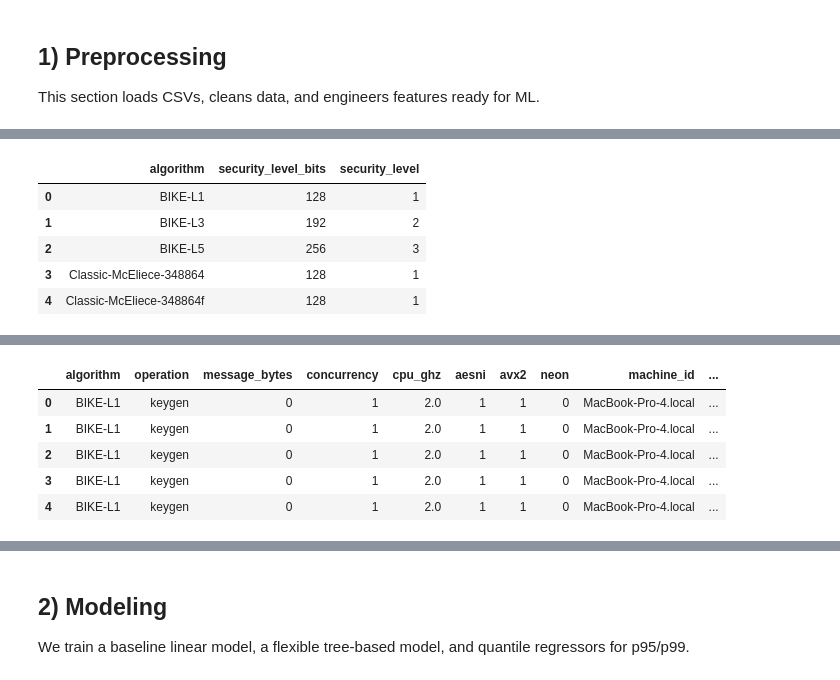
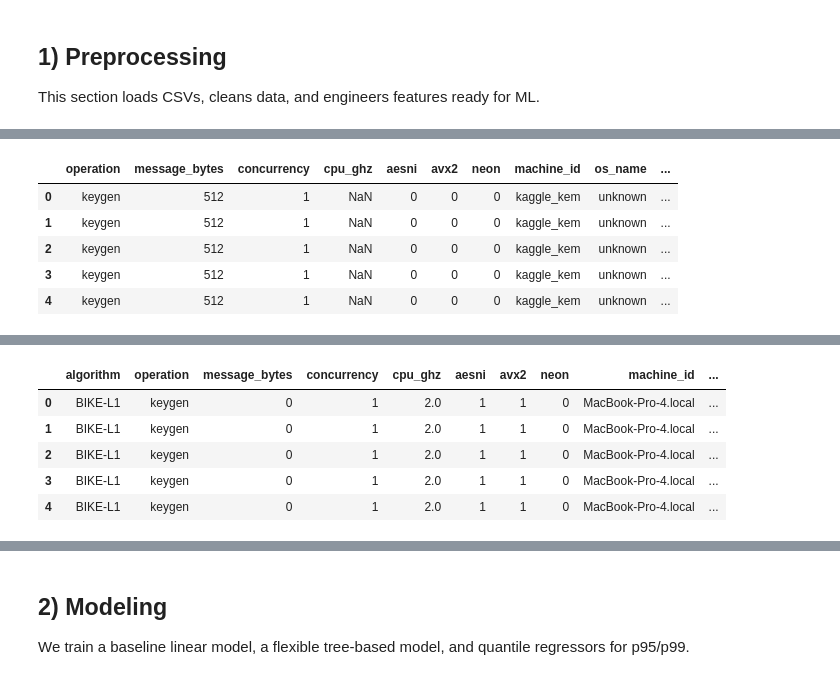
Before and after one commit to newspeedtech/381V-PQC-Perf-Modeling, a Jupyter notebook: pqc_project3_full_starter.ipynb, the cells around one changed output, grey strips where cells are left out. Cells and saved outputs as stored; diff of their text form; code cells hidden in the pictures.

```diff
--- a/pqc_project3_full_starter.ipynb
+++ b/pqc_project3_full_starter.ipynb
@@ -398,7 +431,7 @@ def preprocess_kem(kem_raw: pd.DataFrame) -> pd.DataFrame:
 
     # Fields Kaggle does not have → fill with defaults
     df_kem["concurrency"] = 1
-    df_kem["cpu_ghz"] = 0.0
+    df_kem["cpu_ghz"] = np.nan
     df_kem["aesni"] = 0
     df_kem["avx2"] = 0
     df_kem["neon"] = 0
@@ -442,8 +475,11 @@ def preprocess_sig(sig_raw: pd.DataFrame) -> pd.DataFrame:
         id_vars=sig_id_vars,
         value_vars=sig_value_vars,
         var_name="operation",
-        value_name="latency_ms"
+        value_name="latency_ms_tmp",   # temp name
     )
+    # Rename back to schema name
+    sig_long = sig_long.rename(columns={"latency_ms_tmp": "latency_ms"})
+
 
     sig_long["operation"] = sig_long["operation"].str.replace("_time_ms", "", regex=False)
 
@@ -458,7 +494,7 @@ def preprocess_sig(sig_raw: pd.DataFrame) -> pd.DataFrame:
     df_sig["throughput_ops"] = 1000.0 / df_sig["latency_ms"].clip(lower=1e-6)
 
     df_sig["concurrency"] = 1
-    df_sig["cpu_ghz"] = 0.0
+    df_sig["cpu_ghz"] = np.nan
     df_sig["aesni"] = 0
     df_sig["avx2"] = 0
     df_sig["neon"] = 0
@@ -480,13 +516,53 @@ def preprocess_sig(sig_raw: pd.DataFrame) -> pd.DataFrame:
 
     return df_sig[cols]
 # %%
-df_kem_ready = preprocess_kem(kem_raw)
-df_sig_ready = preprocess_sig(sig_raw)
+from pathlib import Path
+import pandas as pd
 
-print("Before Preprocess:", df_kem_ready.shape, df_sig_ready.shape)
-df_kaggle_all = pd.concat([df_kem_ready, df_sig_ready], ignore_index=True)
+# Kaggle data directory
+data_dir = Path("/Users/newspeed/gradSchool/Statistical ML/381V PQC Perf Modeling/data/pqc/pqc-bench-results-kaggle")
+
+# Grab all CSVs anywhere under that folder (works whether they're nested or not)
+csv_files = sorted(data_dir.rglob("*.csv"))
+
+print(f"Found {len(csv_files)} CSV files")
+for f in csv_files:
+    print(" -", f)
+
+dfs = []
+for f in csv_files:
+    df_raw = pd.read_csv(f)
+    if "kem" in f.name.lower():
+        df = preprocess_kem(df_raw)
+    else:
+        df = preprocess_sig(df_raw)
+
+    df["source_file"] = f.name                      # filename
+    df["relative_path"] = f.relative_to(data_dir)   # path inside pqc-bench-results
+
+    # Optional: try to infer instance type from first folder level, if you ever use subfolders
+    parts = f.relative_to(data_dir).parts
+    instance_type = parts[0] if len(parts) >= 2 else None
+    df["instance_type_from_path"] = instance_type
+
+    dfs.append(df)
+
+# Combine everything into one DataFrame
+df_kaggle_all = pd.concat(dfs, ignore_index=True)
+
+print("\nAll Kaggle Shape:",df_kaggle_all.shape)
+display(df_kaggle_all.head())
+
+
+
+
+#df_kem_ready = preprocess_kem(kem_raw)
+#df_sig_ready = preprocess_sig(sig_raw)
+
+#print("Before Preprocess:", df_kem_ready.shape, df_sig_ready.shape)
+#df_kaggle_all = pd.concat([df_kem_ready, df_sig_ready], ignore_index=True)
 print("Combined Kaggle rows:", len(df_kaggle_all))
-df_kaggle_all.head()
+#df_kaggle_all.head()
 
 # Build lookup: one row per algorithm with its security levels from Kaggle
 sec_lookup = (
@@ -494,28 +570,33 @@ sec_lookup = (
     .dropna(subset=["security_level_bits", "security_level"])
     .drop_duplicates(subset=["algorithm"])
 )
-print("Security lookup size:", sec_lookup.shape)
-display(sec_lookup.head())
+#print("Security lookup size:", sec_lookup.shape)
+#display(sec_lookup.head())
 
 print("After Preprocess:", df_kaggle_all.shape)
 display(df_kaggle_all.head(PRINT_ROWS))
-print(list(df_kaggle_all.columns))
+#print(list(df_kaggle_all.columns))
 
 # Attach security levels to local KEM rows
-df_local_kem = df_local_kem.merge(
+df_local_data = df_local_data.merge(
     sec_lookup,
     on="algorithm",
     how="left",
 )
 
-# Attach security levels to local Signature rows
-df_local_sig = df_local_sig.merge(
+df_aws_data = df_aws_data.merge(
     sec_lookup,
     on="algorithm",
     how="left",
 )
 
-df_all = pd.concat([df_local_kem, df_local_sig, df_kaggle_all], ignore_index=True)
+df_windows_data = df_windows_data.merge(
+    sec_lookup,
+    on="algorithm",
+    how="left",
+)
+
+df_all = pd.concat([df_local_data, df_kaggle_all, df_aws_data, df_windows_data], ignore_index=True)
 print("Unified dataset shape:", df_all.shape)
 display(df_all.head())
 # %% [output]
@@ -525,6 +608,6 @@ Security lookup size: (85, 3)
-|  | algorithm | security_level_bits | security_level |
-| 0 | BIKE-L1 | 128 | 1 |
-| 1 | BIKE-L3 | 192 | 2 |
-| 2 | BIKE-L5 | 256 | 3 |
-| 3 | Classic-McEliece-348864 | 128 | 1 |
-| 4 | Classic-McEliece-348864f | 128 | 1 |
+|  | operation | message_bytes | concurrency | cpu_ghz | aesni | avx2 | neon | machine_id | os_name | ... |
+| 0 | keygen | 512 | 1 | NaN | 0 | 0 | 0 | kaggle_kem | unknown | ... |
+| 1 | keygen | 512 | 1 | NaN | 0 | 0 | 0 | kaggle_kem | unknown | ... |
+| 2 | keygen | 512 | 1 | NaN | 0 | 0 | 0 | kaggle_kem | unknown | ... |
+| 3 | keygen | 512 | 1 | NaN | 0 | 0 | 0 | kaggle_kem | unknown | ... |
+| 4 | keygen | 512 | 1 | NaN | 0 | 0 | 0 | kaggle_kem | unknown | ... |
```
Also changed, not shown: parts of 19 cells of this notebook, 29 other files.
